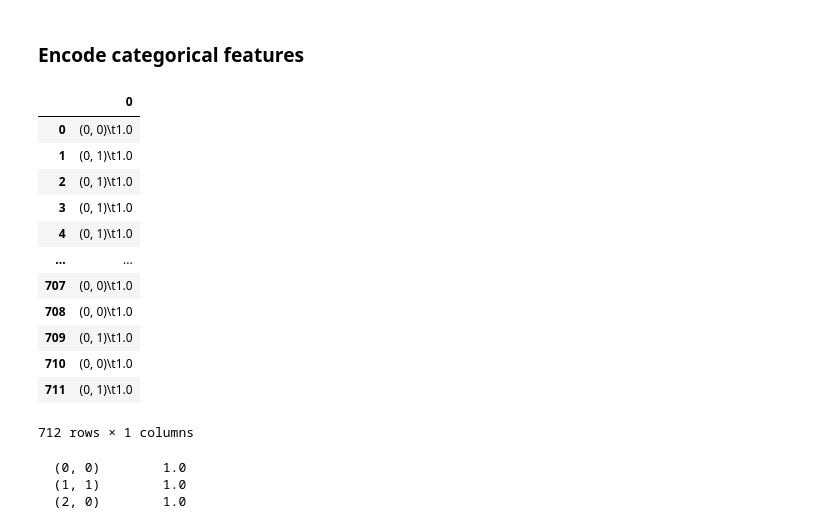
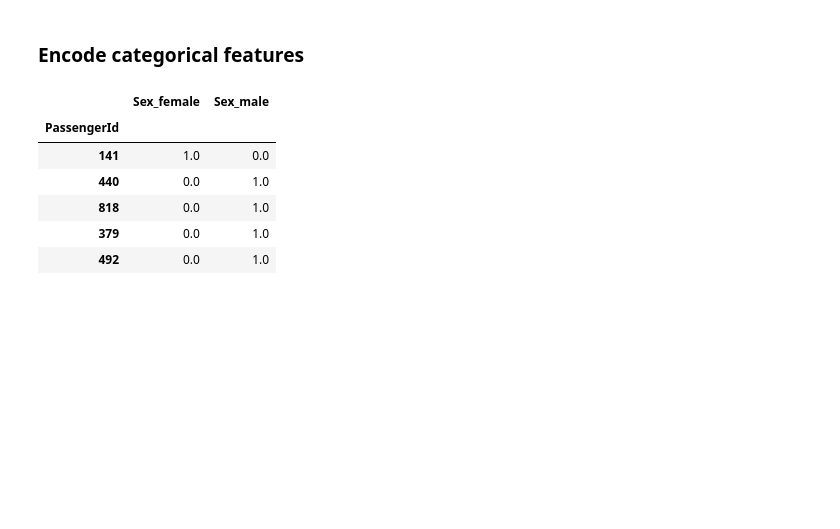
Before and after one commit to dev0410/Titanic-Machine_Learning_from_Disaster, a Jupyter notebook: code.ipynb, the cells around one changed output. Drawn from its saved outputs; the diff is of its cells as text; code cells hidden in the pictures; blank space fills up the shorter version.

```diff
--- a/code.ipynb
+++ b/code.ipynb
@@ -103,10 +103,10 @@ Split data into input and label data and also split train data into train and va
 # %% [markdown]
 ### Split data into input and label data
 # %%
-x_train = df_train.drop('Survived', axis=1)
-y_train = df_train['Survived']
+input_data = df_train.drop('Survived', axis=1)
+label_data = df_train['Survived']
 x_test = df_test.copy()
-print(x_train.shape)
+print(input_data.shape)
 print(x_test.shape)
 # %% [output]
 (891, 10)
@@ -114,7 +114,6 @@ print(x_test.shape)
 # %% [markdown]
 ### Split train data into train and validation data
 # %%
-x_train, x_valid, y_train, y_valid = train_test_split(x_train, y_train, test_size=0.2, random_state=0)
-print(x_train.shape)
-print(x_valid.shape)
+x_train, x_valid, y_train, y_valid = train_test_split(input_data, label_data, test_size=0.2, random_state=0)
+x_train.head()
 # %% [output]
@@ -170,28 +174,15 @@ print(encoder.categories_)
 # %% [markdown]
 ### Encode categorical features
 # %%
-x_train_encoded = pd.DataFrame(encoder.transform(x_train[categorical_features]))
-x_train_encoded
+x_train_encoded = pd.DataFrame(encoder.transform(x_train[categorical_features]).toarray(), columns=new_feature_names, index=x_train.index)
+x_valid_encoded = pd.DataFrame(encoder.transform(x_valid[categorical_features]).toarray(), columns=new_feature_names, index=x_valid.index)
+x_test_encoded = pd.DataFrame(encoder.transform(x_test[categorical_features]).toarray(), columns=new_feature_names, index=x_test.index)
+x_train_encoded.head()
 # %% [output]
-|  | 0 |
-| 0 | (0, 0)\t1.0 |
-| 1 | (0, 1)\t1.0 |
-| 2 | (0, 1)\t1.0 |
-| 3 | (0, 1)\t1.0 |
-| 4 | (0, 1)\t1.0 |
-| ... | ... |
-| 707 | (0, 0)\t1.0 |
-| 708 | (0, 0)\t1.0 |
-| 709 | (0, 1)\t1.0 |
-| 710 | (0, 0)\t1.0 |
-| 711 | (0, 1)\t1.0 |
+|  | Sex_female | Sex_male |
+| PassengerId |  |  |
+| 141 | 1.0 | 0.0 |
+| 440 | 0.0 | 1.0 |
+| 818 | 0.0 | 1.0 |
+| 379 | 0.0 | 1.0 |
+| 492 | 0.0 | 1.0 |
-712 rows × 1 columns
-# %%
-data = [['femail'], ['male'], ['femail']]
-enc = OneHotEncoder()
-data = enc.fit_transform(data)
-print(data)
-# %% [output]
-  (0, 0)        1.0
-  (1, 1)        1.0
-  (2, 0)        1.0
```
Also changed, not shown: parts of 12 cells of this notebook.
